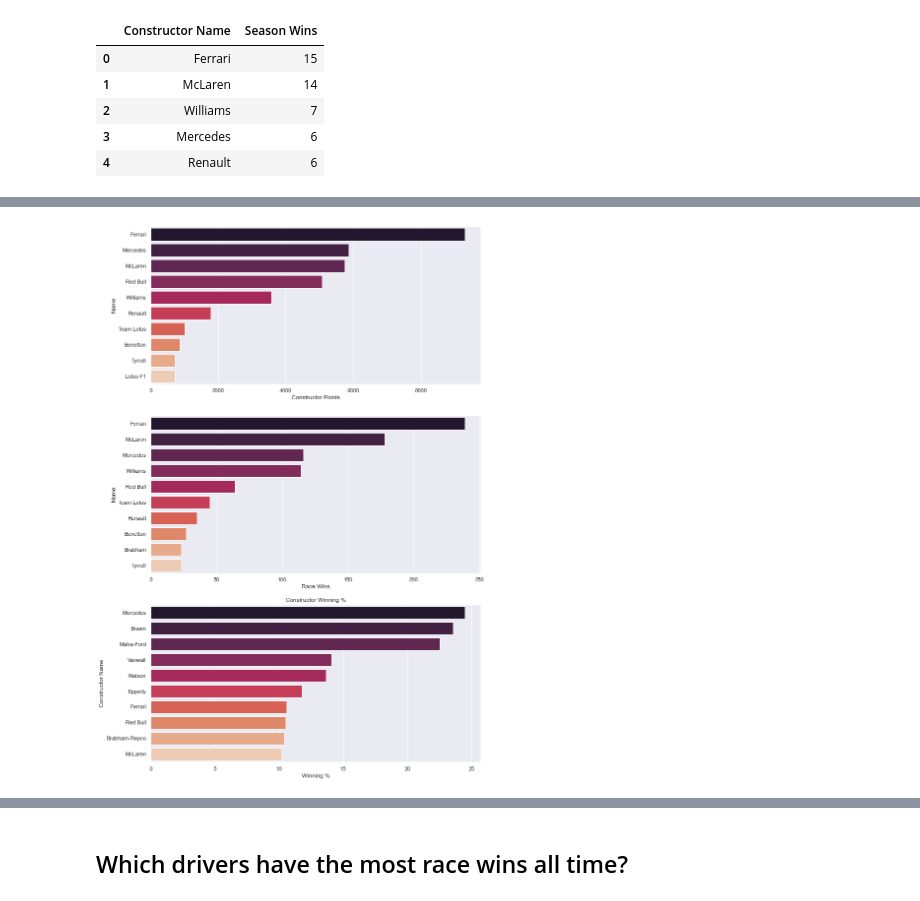
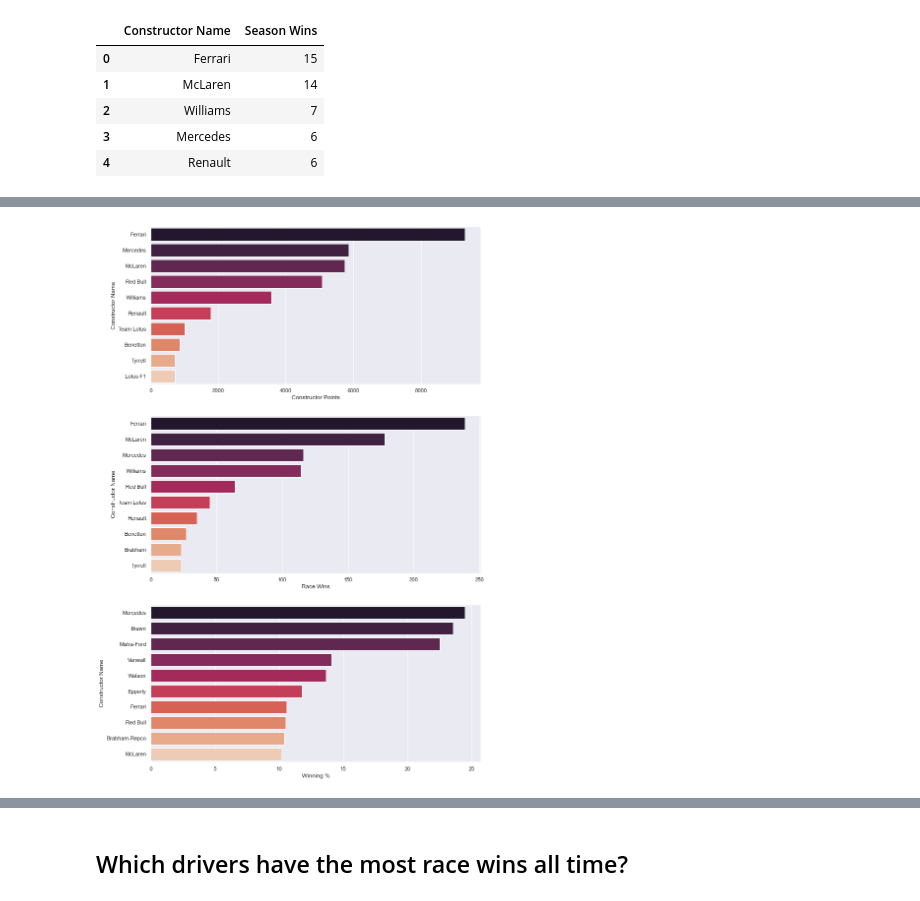
Before and after one commit to jabsneve/F1_mini_project, a Jupyter notebook: Formula 1/Formula_1.ipynb, the cells around one changed output, grey strips where cells are left out. Cells and saved outputs as stored; diff of their text form; code cells hidden in the pictures.

```diff
--- a/Formula 1/Formula_1.ipynb
+++ b/Formula 1/Formula_1.ipynb
@@ -236,26 +201,26 @@ con_alldata['Winning %'] = round(con_alldata['Race Wins']/con_alldata['Race Appe
 # %%
 fig, axs = plt.subplots(nrows=3, figsize=(12,20))
 
-sns.barplot(data=con_alldata.head(10), y='Name', x='Constructor Points', palette="rocket", ax=axs[0])
-plt.title('Most Constructor Points (all time)')
-plt.xlabel('Points')
+sns.barplot(data=con_alldata.head(10), y='Constructor Name', x='Constructor Points', palette="rocket", ax=axs[0])
+#plt.title('Most Constructor Points (all time)')
+plt.xlabel('Points (all time)')
 plt.ylabel('Constructor Name')
 
-df1 = con_alldata.groupby(['Constructor ID','Name']).sum()['Race Wins'].sort_values(ascending=False).to_frame('Race Wins').reset_index()
-sns.barplot(data=df1.head(10), y='Name', x='Race Wins', palette="rocket", ax=axs[1])
-plt.title('Most Constructor Race Wins')
+df1 = con_alldata.groupby(['Constructor ID','Constructor Name']).sum()['Race Wins'].sort_values(ascending=False).to_frame('Race Wins').reset_index()
+sns.barplot(data=df1.head(10), y='Constructor Name', x='Race Wins', palette="rocket", ax=axs[1])
+#plt.title('Most Constructor Race Wins')
 plt.xlabel('Race Wins')
 plt.ylabel('Constructor Name')
 
-df2 = con_alldata.groupby(['Constructor ID','Name']).sum()['Winning %'].sort_values(ascending=False).reset_index()
-sns.barplot(data=df2.head(10), y='Name', x='Winning %', palette="rocket", ax=axs[2])
-plt.title('Constructor Winning %')
+df2 = con_alldata.groupby(['Constructor ID','Constructor Name']).sum()['Winning %'].sort_values(ascending=False).reset_index()
+sns.barplot(data=df2.head(10), y='Constructor Name', x='Winning %', palette="rocket", ax=axs[2])
+#plt.title('Constructor Winning %')
 plt.xlabel('Winning %')
 plt.ylabel('Constructor Name')
 
 plt.show()
 # %% [output]
-[figure, old version]
+[figure, new version]
 # %%
 con_alldata.sort_values(by='Winning %', ascending=False).head(10)
 # %% [output]
```
Also changed, not shown: parts of 21 cells of this notebook.
